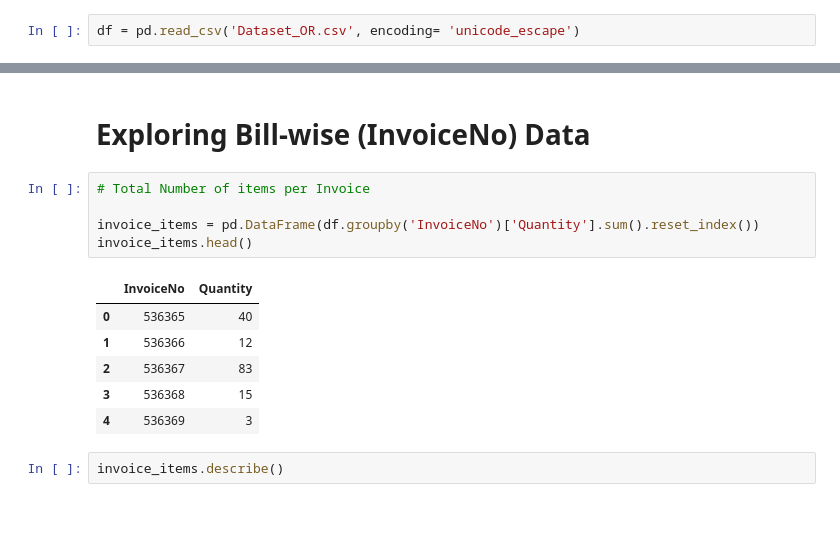
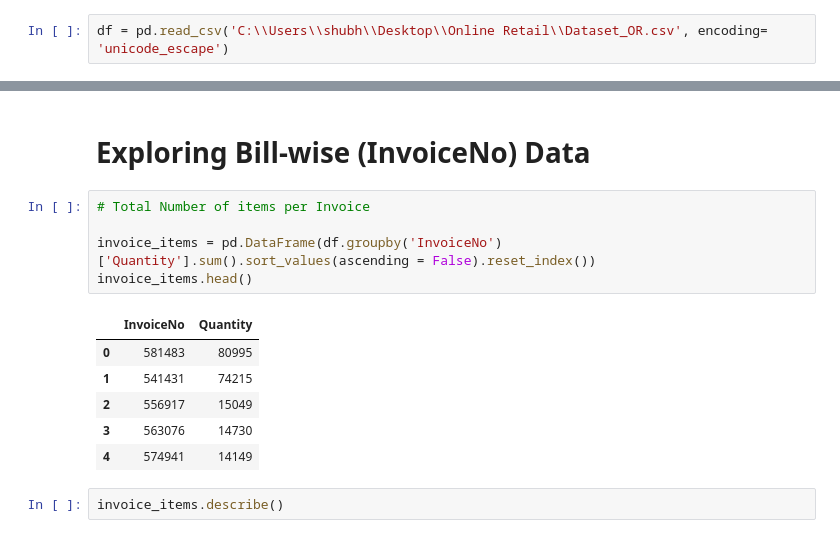
Before and after one commit to 1shubhampoddar/mars, a Jupyter notebook: Exploratory Data Analysis (EDA).ipynb, the cells around one changed output, grey strips where cells are left out. Saved outputs shown, nothing was run; the diff lists cells and outputs as text.

```diff
--- a/Exploratory Data Analysis (EDA).ipynb
+++ b/Exploratory Data Analysis (EDA).ipynb
@@ -5,7 +5,7 @@ import matplotlib.pyplot as plt
 %matplotlib inline
 import seaborn as sns
 # %%
-df = pd.read_csv('Dataset_OR.csv', encoding= 'unicode_escape')
+df = pd.read_csv('C:\\Users\\shubh\\Desktop\\Online Retail\\Dataset_OR.csv', encoding= 'unicode_escape')
 # %%
 df.shape
 # %% [output]
@@ -331,15 +355,15 @@ product_orders.describe()
 # %%
 # Total Number of items per Invoice
 
-invoice_items = pd.DataFrame(df.groupby('InvoiceNo')['Quantity'].sum().reset_index())
+invoice_items = pd.DataFrame(df.groupby('InvoiceNo')['Quantity'].sum().sort_values(ascending = False).reset_index())
 invoice_items.head()
 # %% [output]
 |  | InvoiceNo | Quantity |
-| 0 | 536365 | 40 |
-| 1 | 536366 | 12 |
-| 2 | 536367 | 83 |
-| 3 | 536368 | 15 |
-| 4 | 536369 | 3 |
+| 0 | 581483 | 80995 |
+| 1 | 541431 | 74215 |
+| 2 | 556917 | 15049 |
+| 3 | 563076 | 14730 |
+| 4 | 574941 | 14149 |
 # %%
 invoice_items.describe()
 # %% [output]
```
Also changed, not shown: parts of 28 cells of this notebook.
